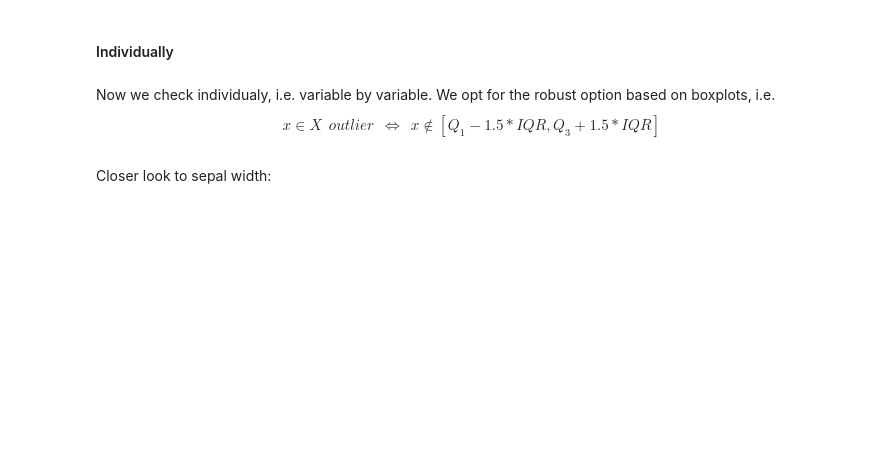
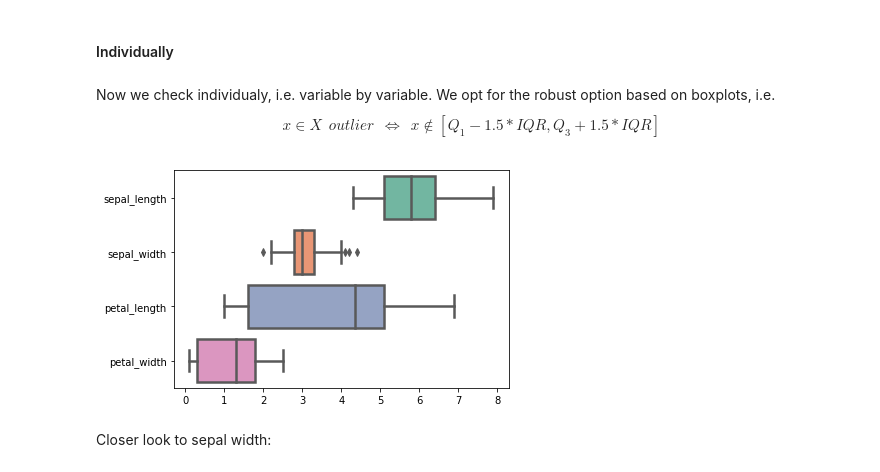
Before and after one commit to xetxezarreta/Aprendizaje_Automatico, a Jupyter notebook: Preprocessing-Part1.ipynb, the cells around one changed output. Cells and saved outputs as stored; diff of their text form; code cells hidden in the pictures; blank space fills up the shorter version.

```diff
--- a/Preprocessing-Part1.ipynb
+++ b/Preprocessing-Part1.ipynb
@@ -223,10 +272,12 @@ It seems that there is not a single variable contributing alone to the colective
 Now we check individualy, i.e. variable by variable. We opt for the robust option based on boxplots, i.e.
 $$x \in X \:\: outlier \:\:\Leftrightarrow \:\: x\notin \left[Q_1 - 1.5 * IQR, Q_3 + 1.5 * IQR\right]$$
 # %%
-outlier_data = pd.read_csv('iris_data.csv')
+outlier_data = pd.read_csv('data/iris_data.csv')
 outlier_data.species.replace(['Setosa', 'Versicolor', 'Virginica'], [1, 2, 3], inplace=True)
 ax = sns.boxplot(data=outlier_data[outlier_data.columns[:-1]], orient="h", palette="Set2", linewidth=2.5)
 plt.show()
+# %% [output]
+[figure, added]
 # %% [markdown]
 Closer look to sepal width:
 # %%
```
Also changed, not shown: parts of 26 cells of this notebook.
